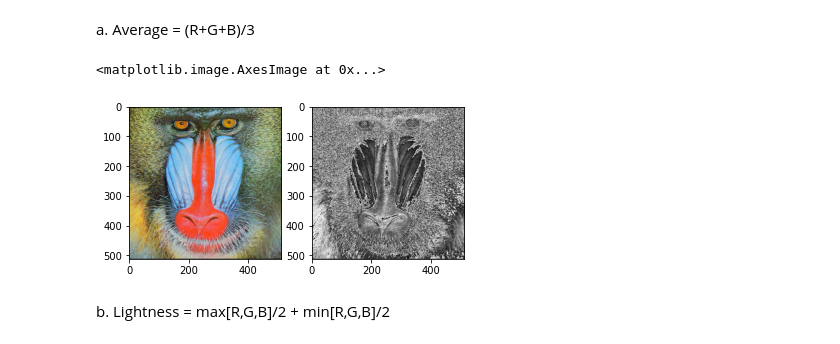
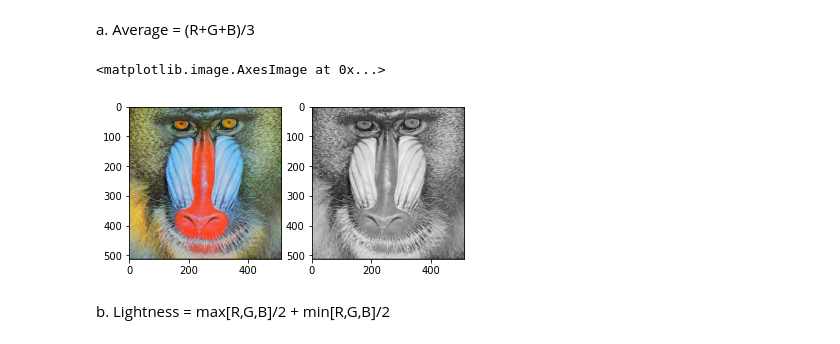
Before and after one commit to hhidayatinc/PCVK_Martikulasi_2022, a Jupyter notebook: Week3.ipynb, the cells around one changed output. Saved outputs shown, nothing was run; the diff lists cells and outputs as text; code cells hidden in the pictures.

```diff
--- a/Week3.ipynb
+++ b/Week3.ipynb
@@ -115,18 +115,15 @@ a. Average = (R+G+B)/3
 # %%
 img = cv.imread('/content/drive/MyDrive/PCVK_MM/Images/mandrill.tiff')
 img_avg = cv.cvtColor(img, cv.COLOR_BGR2RGB)
 #ekstrak 3 channel baru
-R = img[:,:,0]
-G = img[:,:,1]
-B = img[:,:,2]
-GrayAvg = (R+G+B)/3
+GrayAvg = np.mean(img_avg, axis=2)
 
 f, axarr = plt.subplots(1,2) #membuat 2 plot untuk citra input dan output
 axarr[0].imshow(img_avg)
 axarr[1].imshow(GrayAvg, cmap='gray')
 # %% [output]
 <matplotlib.image.AxesImage at 0x...>
-[figure, old version]
+[figure, new version]
 # %% [markdown]
 b. Lightness = max[R,G,B]/2 + min[R,G,B]/2
 # %%
```
Also changed, not shown: parts of 2 cells of this notebook.
